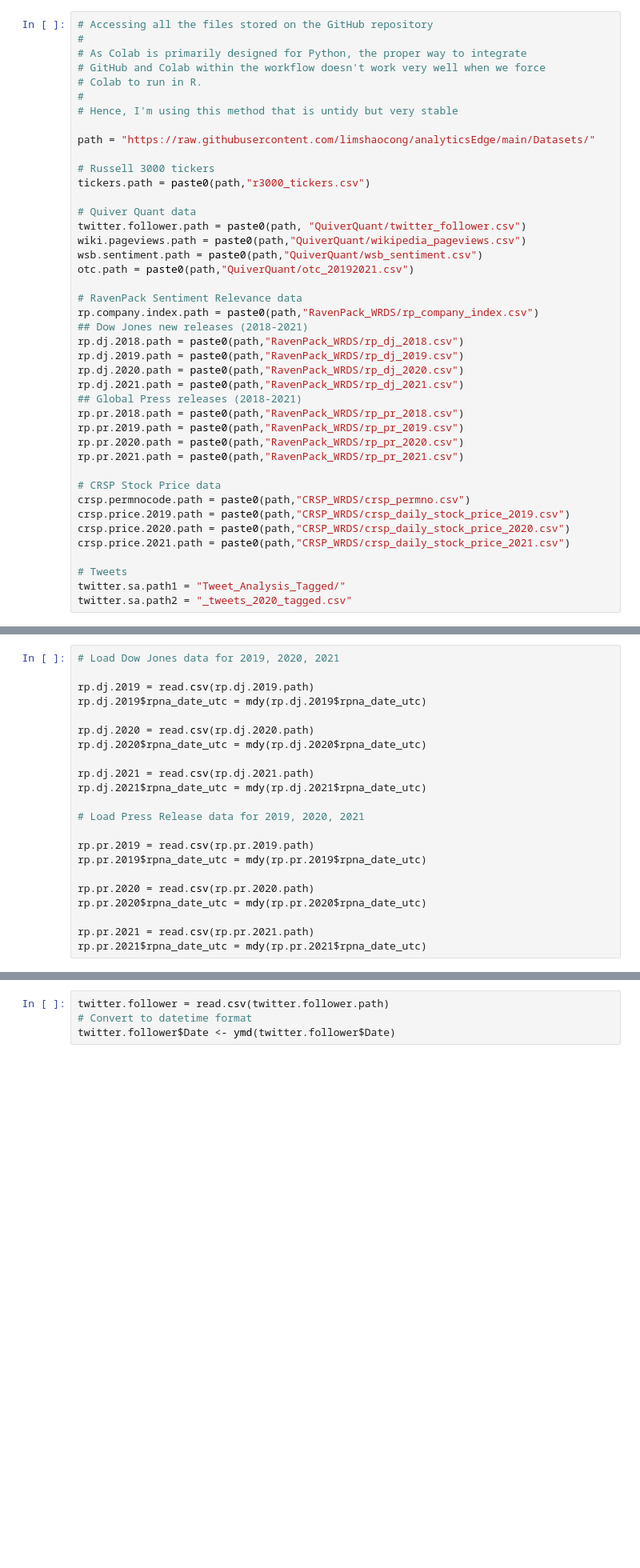
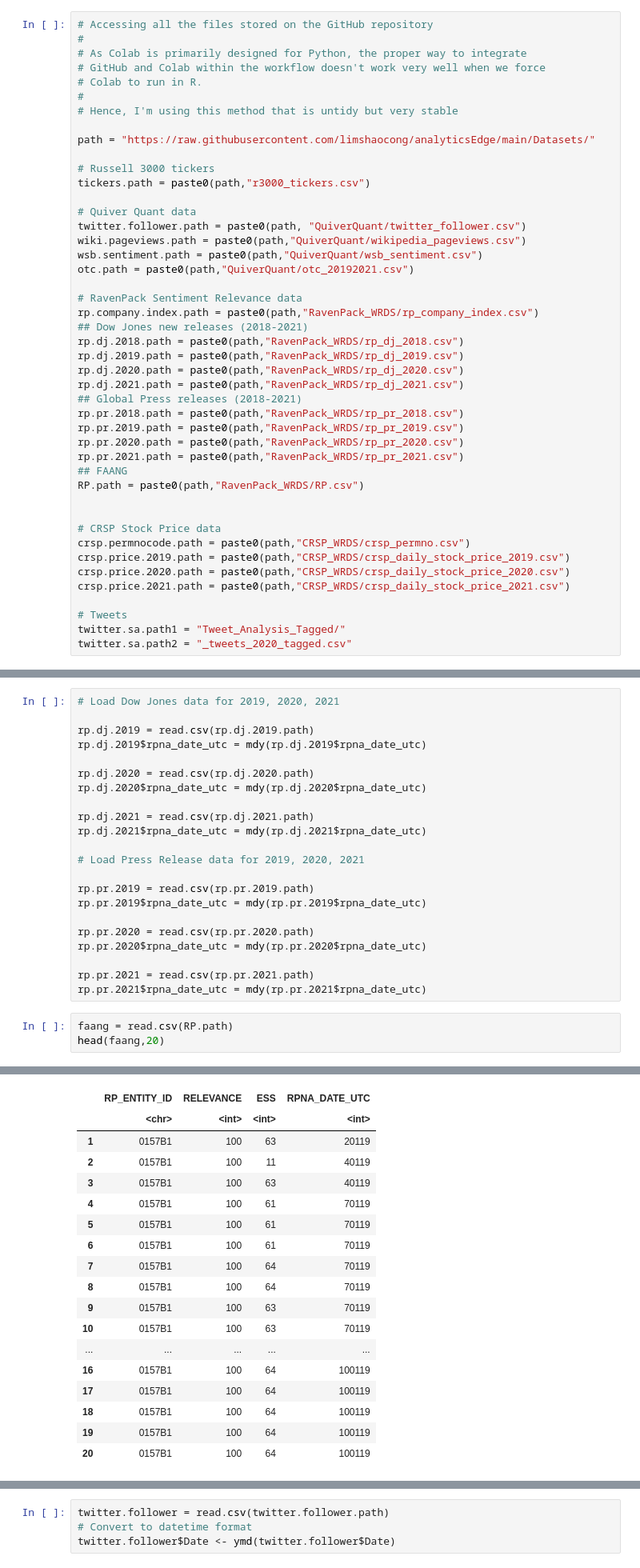
Before and after one commit to limshaocong/analyticsEdge, a Jupyter notebook: Data_Exploration.ipynb, the cells around one changed output, grey strips where cells are left out. Shown at 80% size. Cells and saved outputs as stored; diff of their text form; blank space fills up the shorter version.

```diff
--- a/Data_Exploration.ipynb
+++ b/Data_Exploration.ipynb
@@ -74,6 +71,9 @@ rp.pr.2018.path = paste0(path,"RavenPack_WRDS/rp_pr_2018.csv")
 rp.pr.2019.path = paste0(path,"RavenPack_WRDS/rp_pr_2019.csv")
 rp.pr.2020.path = paste0(path,"RavenPack_WRDS/rp_pr_2020.csv")
 rp.pr.2021.path = paste0(path,"RavenPack_WRDS/rp_pr_2021.csv")
+## FAANG
+RP.path = paste0(path,"RavenPack_WRDS/RP.csv")
+
 
 # CRSP Stock Price data
 crsp.permnocode.path = paste0(path,"CRSP_WRDS/crsp_permno.csv")
@@ -325,3 +325,7 @@ rp.pr.2020$rpna_date_utc = mdy(rp.pr.2020$rpna_date_utc)
 
 rp.pr.2021 = read.csv(rp.pr.2021.path)
 rp.pr.2021$rpna_date_utc = mdy(rp.pr.2021$rpna_date_utc)
+# %%
+faang = read.csv(RP.path)
+head(faang,20)
+# %% [output]
@@ -327,0 +333,18 @@ rp.pr.2021$rpna_date_utc = mdy(rp.pr.2021$rpna_date_utc)
+|  | RP_ENTITY_ID | RELEVANCE | ESS | RPNA_DATE_UTC |
+|  | <chr> | <int> | <int> | <int> |
+| 1 | 0157B1 | 100 | 63 | 20119 |
+| 2 | 0157B1 | 100 | 11 | 40119 |
+| 3 | 0157B1 | 100 | 63 | 40119 |
+| 4 | 0157B1 | 100 | 61 | 70119 |
+| 5 | 0157B1 | 100 | 61 | 70119 |
+| 6 | 0157B1 | 100 | 61 | 70119 |
+| 7 | 0157B1 | 100 | 64 | 70119 |
+| 8 | 0157B1 | 100 | 64 | 70119 |
+| 9 | 0157B1 | 100 | 63 | 70119 |
+| 10 | 0157B1 | 100 | 63 | 70119 |
+| ... | ... | ... | ... | ... |
+| 16 | 0157B1 | 100 | 64 | 100119 |
+| 17 | 0157B1 | 100 | 64 | 100119 |
+| 18 | 0157B1 | 100 | 64 | 100119 |
+| 19 | 0157B1 | 100 | 64 | 100119 |
+| 20 | 0157B1 | 100 | 64 | 100119 |
```
Also changed, not shown: parts of 4 cells of this notebook.
